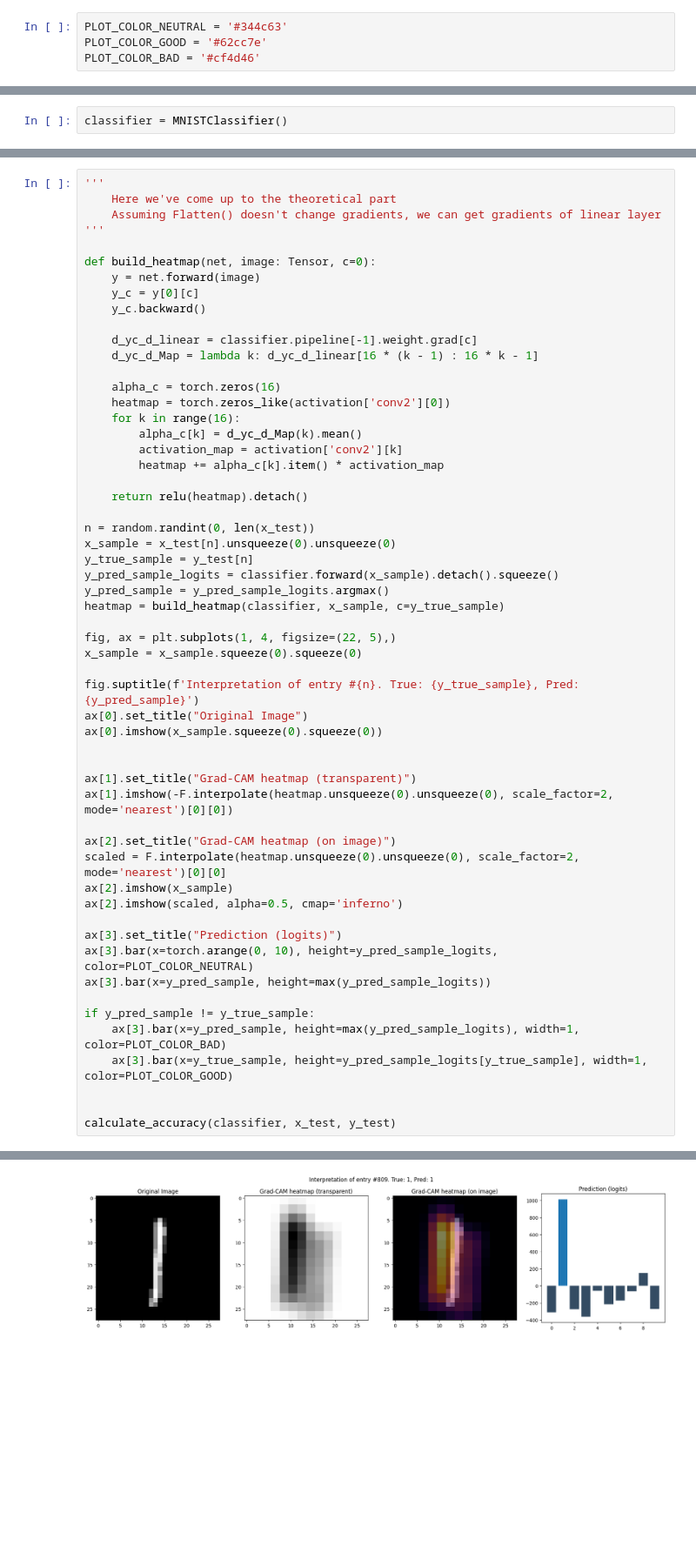
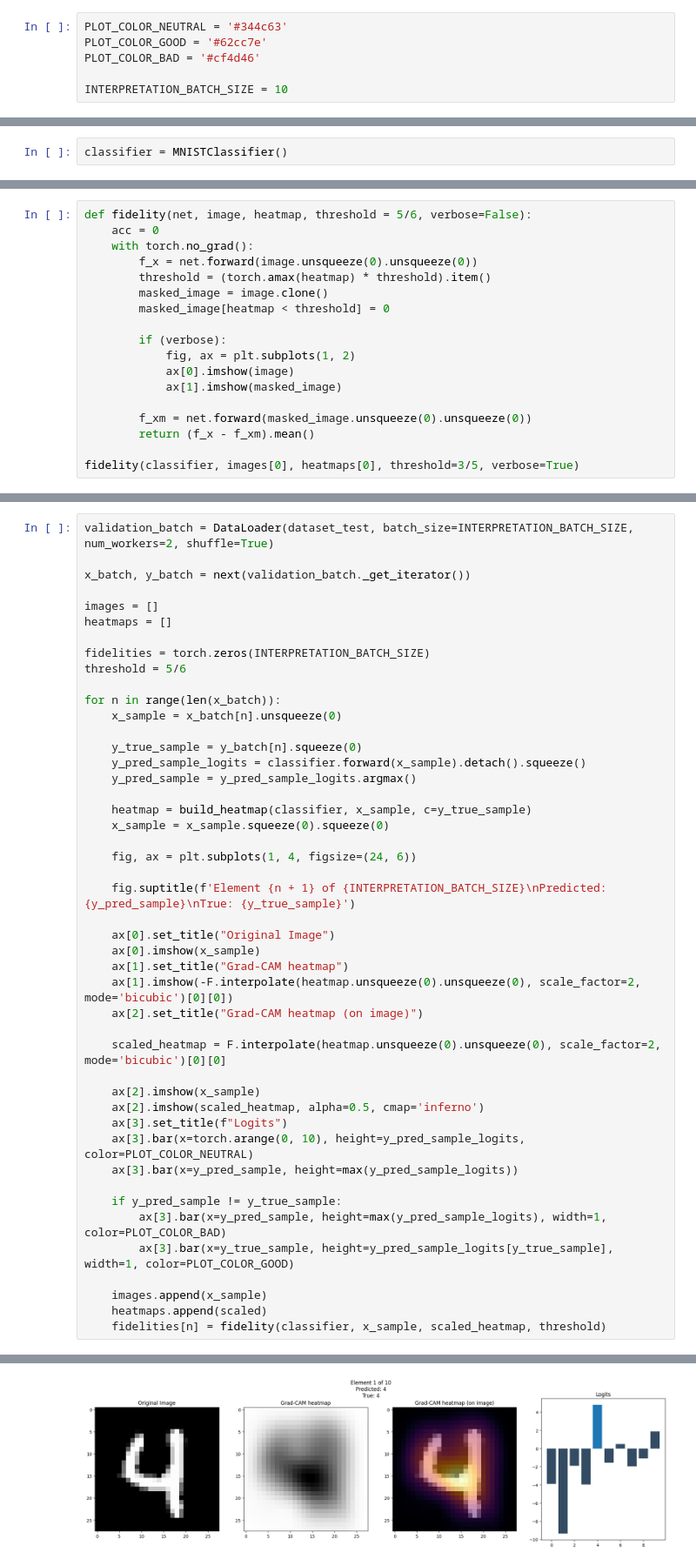
Before and after one commit to ncinsli/MNIST-Grad-CAM-implementation, a Jupyter notebook: model.ipynb, the cells around one changed output, grey strips where cells are left out. Shown at 87% size. Drawn from its saved outputs; the diff is of its cells as text; blank space fills up the shorter version.

Commit message:
Update model.ipynb
Added batching and fidelity computation.
There are going to be a lot of improvements, but now it can be considered kind of an MVP

```diff
--- a/model.ipynb
+++ b/model.ipynb
@@ -17,6 +17,8 @@ torch.__version__
 PLOT_COLOR_NEUTRAL = '#344c63'
 PLOT_COLOR_GOOD = '#62cc7e'
 PLOT_COLOR_BAD = '#cf4d46'
+
+INTERPRETATION_BATCH_SIZE = 10
 # %%
 dataset_train = datasets.MNIST("data", download=True, train=True, transform=transforms.ToTensor())
 dataset_test = datasets.MNIST("data", download=True, train=False, transform=transforms.ToTensor())
@@ -189,0 +228,18 @@ classifier.pipeline[3].register_forward_hook(get_activation('conv2'))
+# %%
+def fidelity(net, image, heatmap, threshold = 5/6, verbose=False):
+    acc = 0
+    with torch.no_grad():
+        f_x = net.forward(image.unsqueeze(0).unsqueeze(0))
+        threshold = (torch.amax(heatmap) * threshold).item()
+        masked_image = image.clone()
+        masked_image[heatmap < threshold] = 0
+
+        if (verbose):
+            fig, ax = plt.subplots(1, 2)
+            ax[0].imshow(image)
+            ax[1].imshow(masked_image)
+
+        f_xm = net.forward(masked_image.unsqueeze(0).unsqueeze(0))
+        return (f_x - f_xm).mean()
+
+fidelity(classifier, images[0], heatmaps[0], threshold=3/5, verbose=True)
@@ -190,57 +249,47 @@ classifier.pipeline[3].register_forward_hook(get_activation('conv2'))
 # %%
-'''
-    Here we've come up to the theoretical part
-    Assuming Flatten() doesn't change gradients, we can get gradients of linear layer
-'''
+validation_batch = DataLoader(dataset_test, batch_size=INTERPRETATION_BATCH_SIZE, num_workers=2, shuffle=True)
 
-def build_heatmap(net, image: Tensor, c=0):
-    y = net.forward(image)
-    y_c = y[0][c]
-    y_c.backward()
+x_batch, y_batch = next(validation_batch._get_iterator())
 
-    d_yc_d_linear = classifier.pipeline[-1].weight.grad[c]
-    d_yc_d_Map = lambda k: d_yc_d_linear[16 * (k - 1) : 16 * k - 1]
+images = []
+heatmaps = []
 
-    alpha_c = torch.zeros(16)
-    heatmap = torch.zeros_like(activation['conv2'][0])
-    for k in range(16):
-        alpha_c[k] = d_yc_d_Map(k).mean()
-        activation_map = activation['conv2'][k]
-        heatmap += alpha_c[k].item() * activation_map
+fidelities = torch.zeros(INTERPRETATION_BATCH_SIZE)
+threshold = 5/6
 
-    return relu(heatmap).detach()
+for n in range(len(x_batch)):
+    x_sample = x_batch[n].unsqueeze(0)
 
-n = random.randint(0, len(x_test))
-x_sample = x_test[n].unsqueeze(0).unsqueeze(0)
-y_true_sample = y_test[n]
-y_pred_sample_logits = classifier.forward(x_sample).detach().squeeze()
-y_pred_sample = y_pred_sample_logits.argmax()
-heatmap = build_heatmap(classifier, x_sample, c=y_true_sample)
+    y_true_sample = y_batch[n].squeeze(0)
+    y_pred_sample_logits = classifier.forward(x_sample).detach().squeeze()
+    y_pred_sample = y_pred_sample_logits.argmax()
 
-fig, ax = plt.subplots(1, 4, figsize=(22, 5),)
-x_sample = x_sample.squeeze(0).squeeze(0)
+    heatmap = build_heatmap(classifier, x_sample, c=y_true_sample)
+    x_sample = x_sample.squeeze(0).squeeze(0)
 
-fig.suptitle(f'Interpretation of entry #{n}. True: {y_true_sample}, Pred: {y_pred_sample}')
-ax[0].set_title("Original Image")
-ax[0].imshow(x_sample.squeeze(0).squeeze(0))
+    fig, ax = plt.subplots(1, 4, figsize=(24, 6))
 
+    fig.suptitle(f'Element {n + 1} of {INTERPRETATION_BATCH_SIZE}\nPredicted: {y_pred_sample}\nTrue: {y_true_sample}')
 
-ax[1].set_title("Grad-CAM heatmap (transparent)")
-ax[1].imshow(-F.interpolate(heatmap.unsqueeze(0).unsqueeze(0), scale_factor=2, mode='nearest')[0][0])
+    ax[0].set_title("Original Image")
+    ax[0].imshow(x_sample)
+    ax[1].set_title("Grad-CAM heatmap")
+    ax[1].imshow(-F.interpolate(heatmap.unsqueeze(0).unsqueeze(0), scale_factor=2, mode='bicubic')[0][0])
+    ax[2].set_title("Grad-CAM heatmap (on image)")
 
-ax[2].set_title("Grad-CAM heatmap (on image)")
-scaled = F.interpolate(heatmap.unsqueeze(0).unsqueeze(0), scale_factor=2, mode='nearest')[0][0]
-ax[2].imshow(x_sample)
-ax[2].imshow(scaled, alpha=0.5, cmap='inferno')
+    scaled_heatmap = F.interpolate(heatmap.unsqueeze(0).unsqueeze(0), scale_factor=2, mode='bicubic')[0][0]
 
-ax[3].set_title("Prediction (logits)")
-ax[3].bar(x=torch.arange(0, 10), height=y_pred_sample_logits, color=PLOT_COLOR_NEUTRAL)
-ax[3].bar(x=y_pred_sample, height=max(y_pred_sample_logits))
+    ax[2].imshow(x_sample)
+    ax[2].imshow(scaled_heatmap, alpha=0.5, cmap='inferno')
+    ax[3].set_title(f"Logits")
+    ax[3].bar(x=torch.arange(0, 10), height=y_pred_sample_logits, color=PLOT_COLOR_NEUTRAL)
+    ax[3].bar(x=y_pred_sample, height=max(y_pred_sample_logits))
 
-if y_pred_sample != y_true_sample:
-    ax[3].bar(x=y_pred_sample, height=max(y_pred_sample_logits), width=1, color=PLOT_COLOR_BAD)
-    ax[3].bar(x=y_true_sample, height=y_pred_sample_logits[y_true_sample], width=1, color=PLOT_COLOR_GOOD)
+    if y_pred_sample != y_true_sample:
+        ax[3].bar(x=y_pred_sample, height=max(y_pred_sample_logits), width=1, color=PLOT_COLOR_BAD)
+        ax[3].bar(x=y_true_sample, height=y_pred_sample_logits[y_true_sample], width=1, color=PLOT_COLOR_GOOD)
 
-
-calculate_accuracy(classifier, x_test, y_test)
+    images.append(x_sample)
+    heatmaps.append(scaled)
+    fidelities[n] = fidelity(classifier, x_sample, scaled_heatmap, threshold)
 # %% [output]
@@ -248 +296 @@ calculate_accuracy(classifier, x_test, y_test)
-[figure, old version]
+[figure, new version]
```
Also changed, not shown: parts of 11 cells of this notebook.
